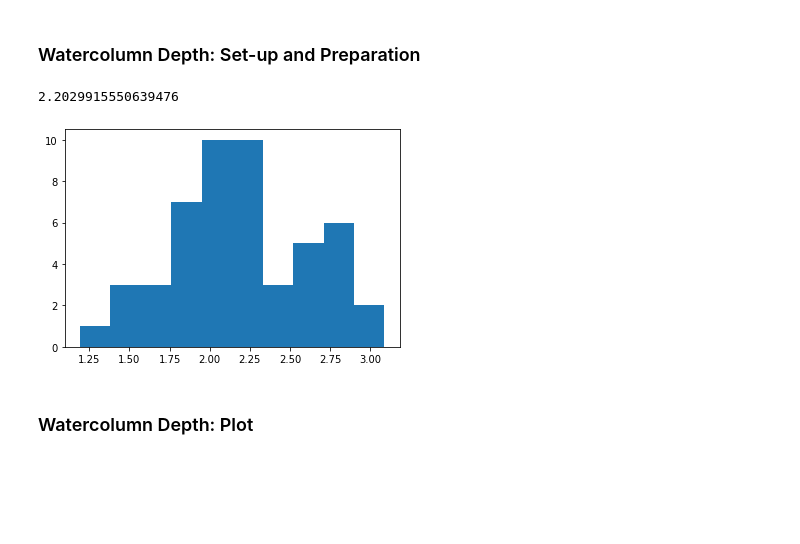
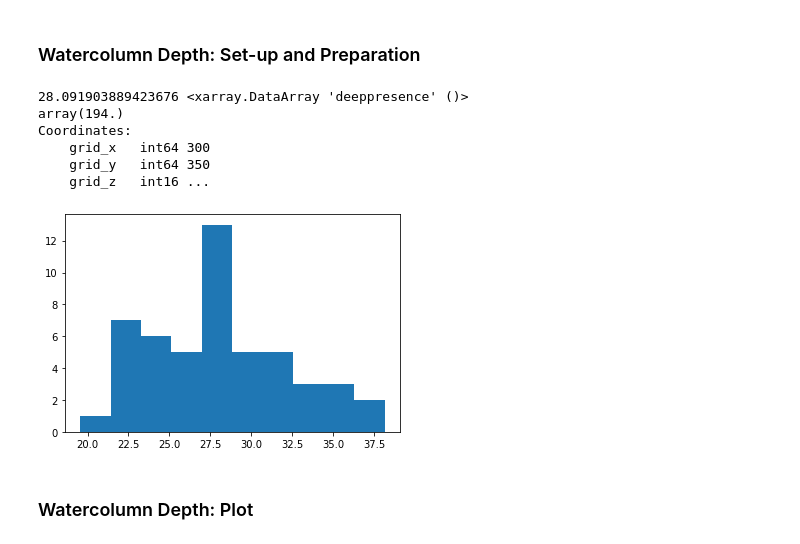
Before and after one commit to MIDOSS/Visualization, a Jupyter notebook: notebooks/Plot_Aggregates_oils.ipynb, the cells around one changed output. Cells and saved outputs as stored; diff of their text form; code cells hidden in the pictures; blank space fills up the shorter version.

Commit message:
Update aggregate plots, note, depth location is wrong in oils

```diff
--- a/notebooks/Plot_Aggregates_oils.ipynb
+++ b/notebooks/Plot_Aggregates_oils.ipynb
@@ -11,7 +11,7 @@ import xarray as xr
 
 %matplotlib inline
 # %%
-thefile = '/scratch/allen/MIDOSS/aggregate/eighth_200_oils.nc'
+thefile = '/scratch/allen/MIDOSS/aggregate/tenth_200_oils.nc'
 oil = xr.open_dataset(thefile)
 whichspills = "All Oil Spills"
 # %%
@@ -379,11 +379,16 @@ location = np.ma.masked_array(oil.deep_location[0]/(oil.deeppresence + eps), (oi
 
 ma_location_ste = np.ma.masked_array(location_ste/(oil.deeppresence+eps), location_ste == 0)
 # %%
-plt.hist(oil.deep_location[:, 400, 300]/oil.deeppresence[400, 300]);
-print (ma_deep_location[400, 300])
+plt.hist(oil.deep_location[:, 350, 300]/oil.deeppresence[350, 300]);
+print (ma_deep_location[350, 300], oil.deeppresence[350, 300])
 # %% [output]
-2.2029915550639476
+28.091903889423676 <xarray.DataArray 'deeppresence' ()>
+array(194.)
+Coordinates:
+    grid_x   int64 300
+    grid_y   int64 350
+    grid_z   int16 ...
-[figure, old version]
+[figure, new version]
 # %% [markdown]
 ### Watercolumn Depth: Plot
 # %%
```
Also changed, not shown: parts of 13 cells of this notebook, 3 other files.
